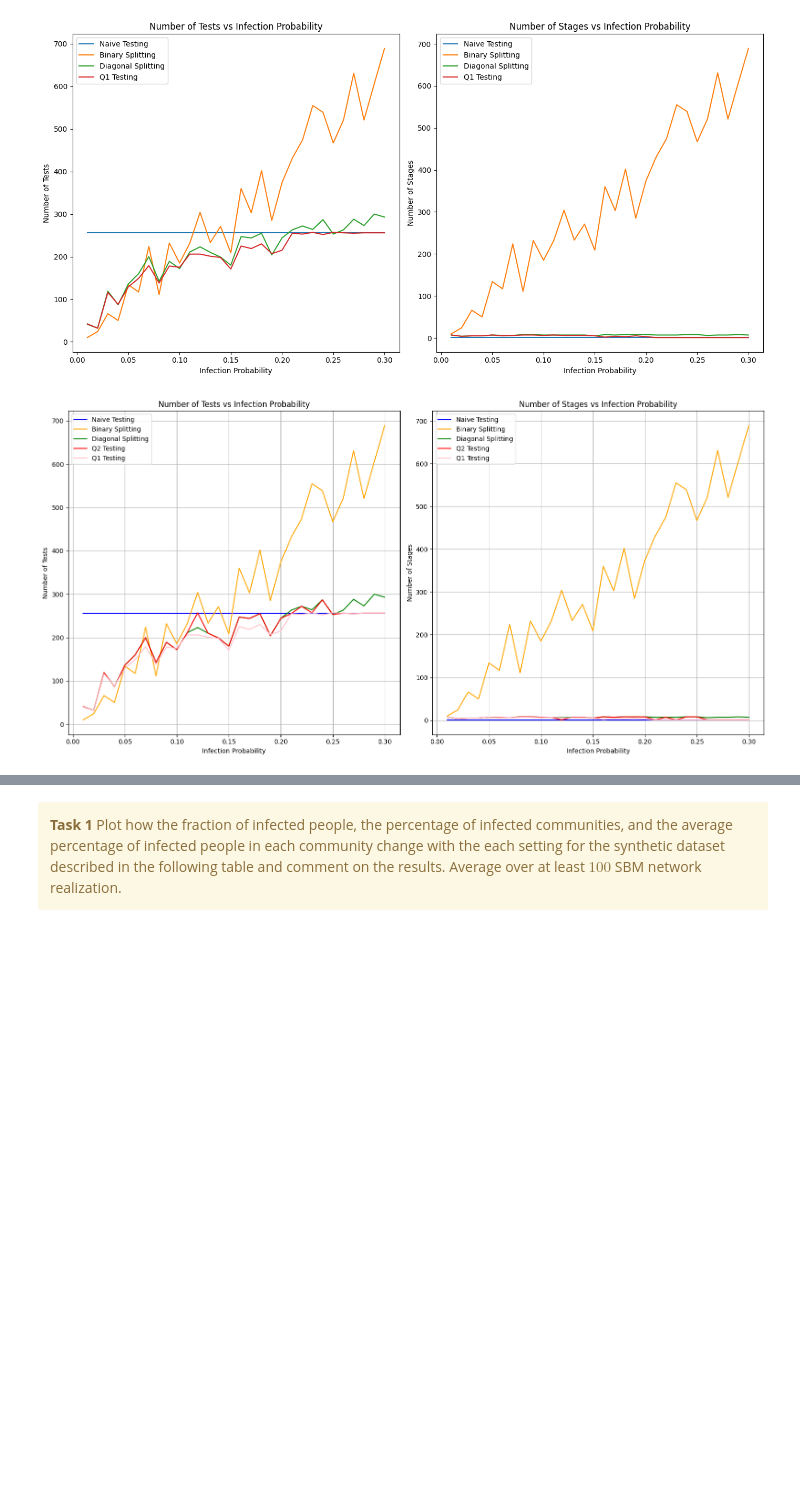
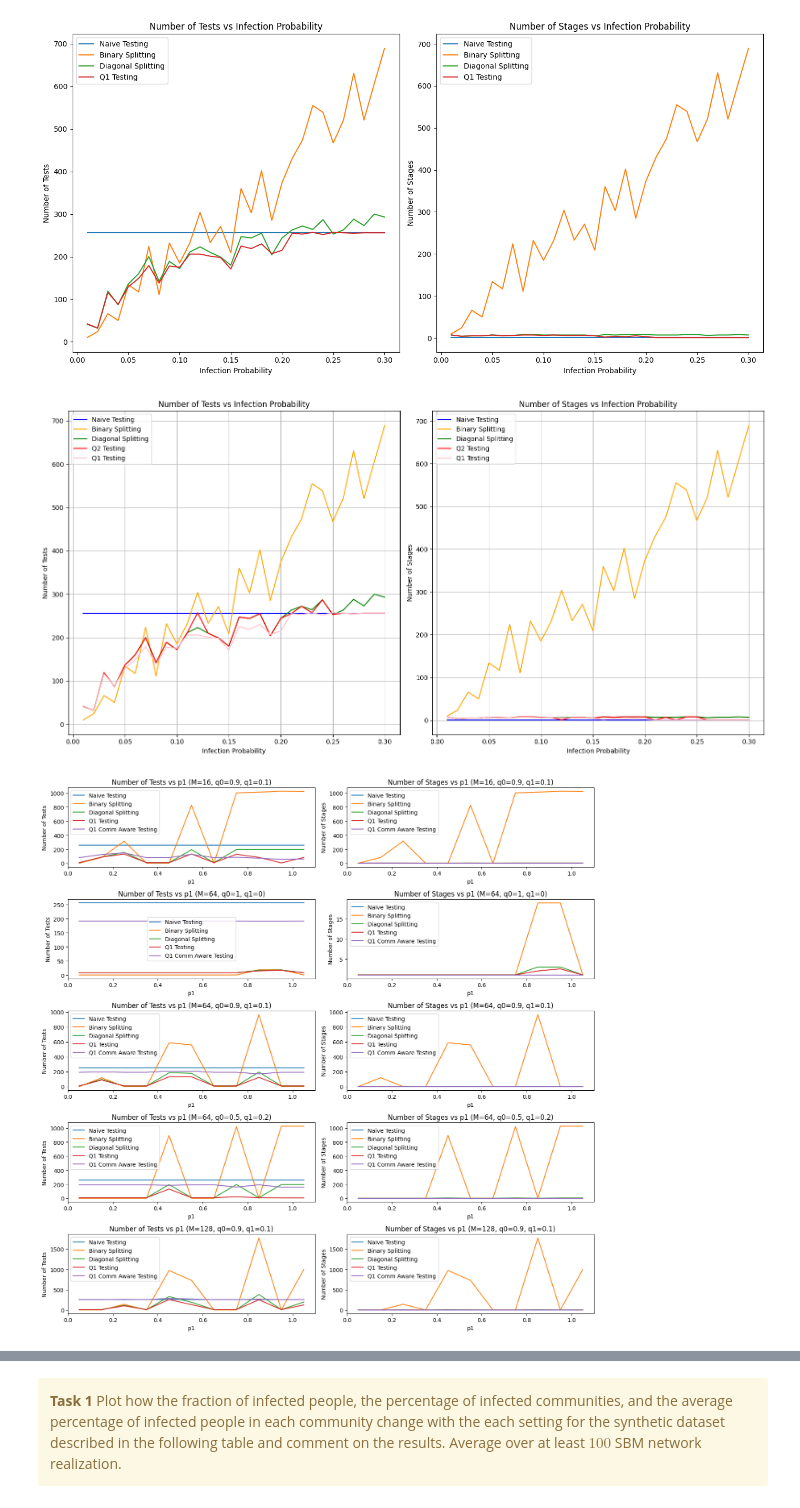
Before and after one commit to utk7arsh/Adaptive-testing-for-infection-spread, a Jupyter notebook: main.ipynb, the cells around one changed output, grey strips where cells are left out. Cells and saved outputs as stored; diff of their text form; code cells hidden in the pictures; blank space fills up the shorter version.

```diff
--- a/main.ipynb
+++ b/main.ipynb
@@ -167,3 +167,92 @@ plt.tight_layout()
 plt.show()
 # %% [output]
 [figure]
+# %%
+
+##################################
+# this is when changing p1
+##################################
+
+# Set the parameters from Table 3
+N = 256
+parameter_sets = [
+    (16, 0.9, 0.1, 0.001, 2),
+    (64, 1, 0, 0.001, 2),
+    (64, 0.9, 0.1, 0.001, 2),
+    (64, 0.5, 0.2, 0.001, 2),
+    (128, 0.9, 0.1, 0.001, 2)
+]
+
+# Initialize lists to store results
+p1_values = np.arange(0.05, 1.1, 0.1)
+results = {ps: {"naive": [], "binary": [], "diag": [], "Q1": [], "Q1Comm": []} for ps in parameter_sets}
+
+# Run simulations
+num_simulations = 2
+for (M, q0, q1, p0, time_steps) in parameter_sets:
+    for p1 in p1_values:
+        naive_tests_total, naive_stages_total = 0, 0
+        binary_tests_total, binary_stages_total = 0, 0
+        diag_tests_total, diag_stages_total = 0, 0
+        Q1_tests_total, Q1_stages_total = 0, 0
+        Q1Comm_tests_total, Q1Comm_stages_total = 0, 0
+
+        for _ in range(num_simulations):
+            G = SBM(N, M, q0, q1)
+            communities = create_communities(N, M)
+            infection_progression = infect(G, p0, p1, time_steps)
+            final_state = infection_progression
+
+            naive_tests, naive_stages = naive_testing(final_state)[0:2]
+            binary_tests, binary_stages = binary_splitting(final_state)[0:2]
+            diag_tests, diag_stages = diag_splitting(final_state)
+            Q1_tests, Q1_stages = Qtesting1(final_state)
+            Q1Comm_tests, Q1Comm_stages = Qtesting1_comm_aware(final_state, communities)
+
+            naive_tests_total += naive_tests
+            naive_stages_total += naive_stages
+            binary_tests_total += binary_tests
+            binary_stages_total += binary_stages
+            diag_tests_total += diag_tests
+            diag_stages_total += diag_stages
+            Q1_tests_total += Q1_tests
+            Q1_stages_total += Q1_stages
+            Q1Comm_tests_total += Q1Comm_tests
+            Q1Comm_stages_total += Q1Comm_stages
+
+        results[(M, q0, q1, p0, time_steps)]["naive"].append((naive_tests_total / num_simulations, naive_stages_total / num_simulations))
+        results[(M, q0, q1, p0, time_steps)]["binary"].append((binary_tests_total / num_simulations, binary_stages_total / num_simulations))
+        results[(M, q0, q1, p0, time_steps)]["diag"].append((diag_tests_total / num_simulations, diag_stages_total / num_simulations))
+        results[(M, q0, q1, p0, time_steps)]["Q1"].append((Q1_tests_total / num_simulations, Q1_stages_total / num_simulations))
+        results[(M, q0, q1, p0, time_steps)]["Q1Comm"].append((Q1Comm_tests_total / num_simulations, Q1Comm_stages_total / num_simulations))
+
+# Plotting the results
+plt.figure(figsize=(14, 14))
+
+for idx, (M, q0, q1, p0, time_steps) in enumerate(parameter_sets):
+    plt.subplot(len(parameter_sets), 2, 2*idx + 1)
+    plt.plot(p1_values, [x[0] for x in results[(M, q0, q1, p0, time_steps)]["naive"]], label='Naive Testing')
+    plt.plot(p1_values, [x[0] for x in results[(M, q0, q1, p0, time_steps)]["binary"]], label='Binary Splitting')
+    plt.plot(p1_values, [x[0] for x in results[(M, q0, q1, p0, time_steps)]["diag"]], label='Diagonal Splitting')
+    plt.plot(p1_values, [x[0] for x in results[(M, q0, q1, p0, time_steps)]["Q1"]], label='Q1 Testing')
+    plt.plot(p1_values, [x[0] for x in results[(M, q0, q1, p0, time_steps)]["Q1Comm"]], label='Q1 Comm Aware Testing')
+    plt.xlabel('p1')
+    plt.ylabel('Number of Tests')
+    plt.title(f'Number of Tests vs p1 (M={M}, q0={q0}, q1={q1})')
+    plt.legend()
+
+    plt.subplot(len(parameter_sets), 2, 2*idx + 2)
+    plt.plot(p1_values, [x[1] for x in results[(M, q0, q1, p0, time_steps)]["naive"]], label='Naive Testing')
+    plt.plot(p1_values, [x[1] for x in results[(M, q0, q1, p0, time_steps)]["binary"]], label='Binary Splitting')
+    plt.plot(p1_values, [x[1] for x in results[(M, q0, q1, p0, time_steps)]["diag"]], label='Diagonal Splitting')
+    plt.plot(p1_values, [x[1] for x in results[(M, q0, q1, p0, time_steps)]["Q1"]], label='Q1 Testing')
+    plt.plot(p1_values, [x[1] for x in results[(M, q0, q1, p0, time_steps)]["Q1Comm"]], label='Q1 Comm Aware Testing')
+    plt.xlabel('p1')
+    plt.ylabel('Number of Stages')
+    plt.title(f'Number of Stages vs p1 (M={M}, q0={q0}, q1={q1})')
+    plt.legend()
+
+plt.tight_layout()
+plt.show()
+# %% [output]
+[figure, added]
```
Also changed, not shown: parts of 5 cells of this notebook, 1 other file.
